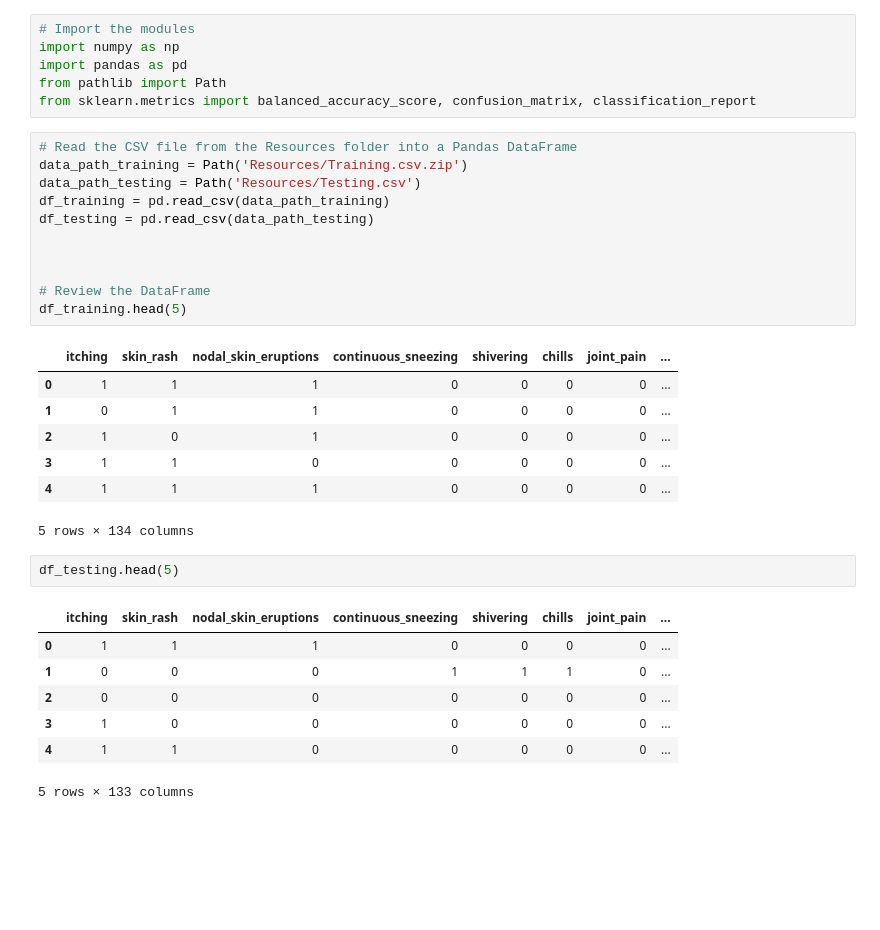
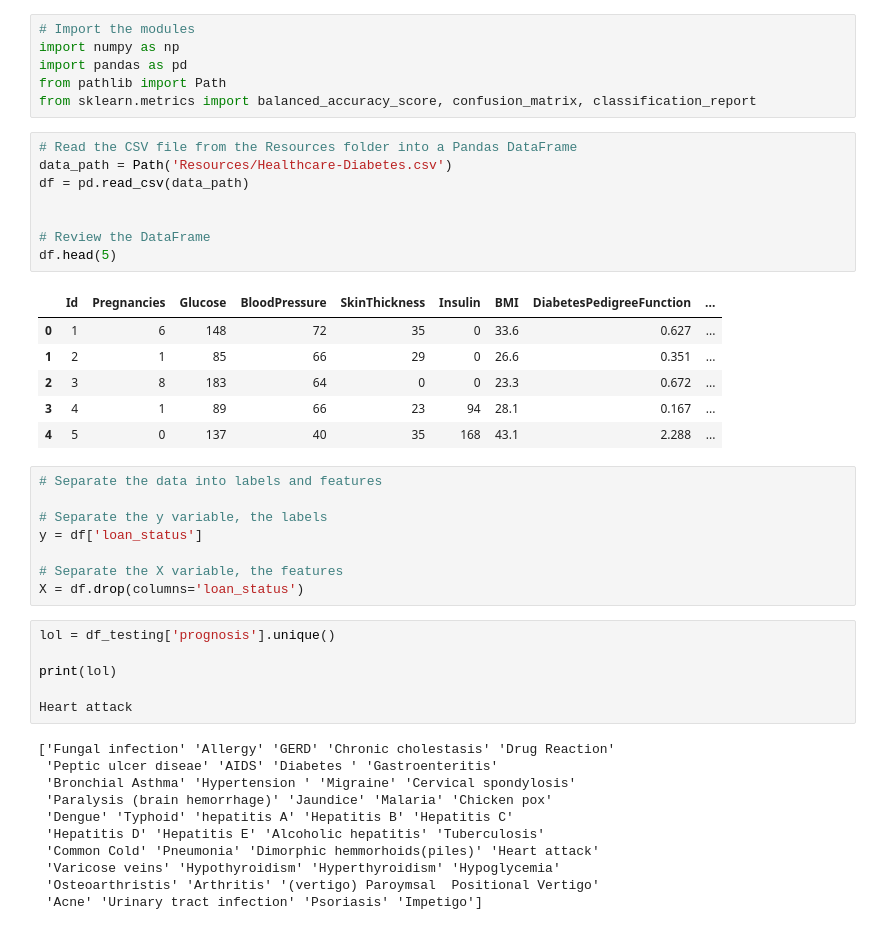
Before and after one commit to ac2barreto/Project4, a Jupyter notebook: Project 4.ipynb, the cells around one changed output. Saved outputs shown, nothing was run; the diff lists cells and outputs as text; blank space fills up the shorter version.

```diff
--- a/Project 4.ipynb
+++ b/Project 4.ipynb
@@ -6,30 +6,41 @@ from pathlib import Path
 from sklearn.metrics import balanced_accuracy_score, confusion_matrix, classification_report
 # %%
 # Read the CSV file from the Resources folder into a Pandas DataFrame
-data_path_training = Path('Resources/Training.csv.zip')
-data_path_testing = Path('Resources/Testing.csv')
-df_training = pd.read_csv(data_path_training)
-df_testing = pd.read_csv(data_path_testing)
-
+data_path = Path('Resources/Healthcare-Diabetes.csv')
+df = pd.read_csv(data_path)
 
 
 # Review the DataFrame
-df_training.head(5)
+df.head(5)
 # %% [output]
-|  | itching | skin_rash | nodal_skin_eruptions | continuous_sneezing | shivering | chills | joint_pain | ... |
-| 0 | 1 | 1 | 1 | 0 | 0 | 0 | 0 | ... |
-| 1 | 0 | 1 | 1 | 0 | 0 | 0 | 0 | ... |
-| 2 | 1 | 0 | 1 | 0 | 0 | 0 | 0 | ... |
-| 3 | 1 | 1 | 0 | 0 | 0 | 0 | 0 | ... |
-| 4 | 1 | 1 | 1 | 0 | 0 | 0 | 0 | ... |
+|  | Id | Pregnancies | Glucose | BloodPressure | SkinThickness | Insulin | BMI | DiabetesPedigreeFunction | ... |
+| 0 | 1 | 6 | 148 | 72 | 35 | 0 | 33.6 | 0.627 | ... |
+| 1 | 2 | 1 | 85 | 66 | 29 | 0 | 26.6 | 0.351 | ... |
+| 2 | 3 | 8 | 183 | 64 | 0 | 0 | 23.3 | 0.672 | ... |
+| 3 | 4 | 1 | 89 | 66 | 23 | 94 | 28.1 | 0.167 | ... |
+| 4 | 5 | 0 | 137 | 40 | 35 | 168 | 43.1 | 2.288 | ... |
-5 rows × 134 columns
 # %%
-df_testing.head(5)
+# Separate the data into labels and features
+
+# Separate the y variable, the labels
+y = df['loan_status']
+
+# Separate the X variable, the features
+X = df.drop(columns='loan_status')
-# %% [output]
-|  | itching | skin_rash | nodal_skin_eruptions | continuous_sneezing | shivering | chills | joint_pain | ... |
-| 0 | 1 | 1 | 1 | 0 | 0 | 0 | 0 | ... |
-| 1 | 0 | 0 | 0 | 1 | 1 | 1 | 0 | ... |
-| 2 | 0 | 0 | 0 | 0 | 0 | 0 | 0 | ... |
-| 3 | 1 | 0 | 0 | 0 | 0 | 0 | 0 | ... |
-| 4 | 1 | 1 | 0 | 0 | 0 | 0 | 0 | ... |
-5 rows × 133 columns
+# %%
+lol = df_testing['prognosis'].unique()
+
+print(lol)
+
+Heart attack
+# %% [output]
+['Fungal infection' 'Allergy' 'GERD' 'Chronic cholestasis' 'Drug Reaction'
+ 'Peptic ulcer diseae' 'AIDS' 'Diabetes ' 'Gastroenteritis'
+ 'Bronchial Asthma' 'Hypertension ' 'Migraine' 'Cervical spondylosis'
+ 'Paralysis (brain hemorrhage)' 'Jaundice' 'Malaria' 'Chicken pox'
+ 'Dengue' 'Typhoid' 'hepatitis A' 'Hepatitis B' 'Hepatitis C'
+ 'Hepatitis D' 'Hepatitis E' 'Alcoholic hepatitis' 'Tuberculosis'
+ 'Common Cold' 'Pneumonia' 'Dimorphic hemmorhoids(piles)' 'Heart attack'
+ 'Varicose veins' 'Hypothyroidism' 'Hyperthyroidism' 'Hypoglycemia'
+ 'Osteoarthristis' 'Arthritis' '(vertigo) Paroymsal  Positional Vertigo'
+ 'Acne' 'Urinary tract infection' 'Psoriasis' 'Impetigo']
```
Also changed, not shown: parts of 4 cells of this notebook, 2 other files.
